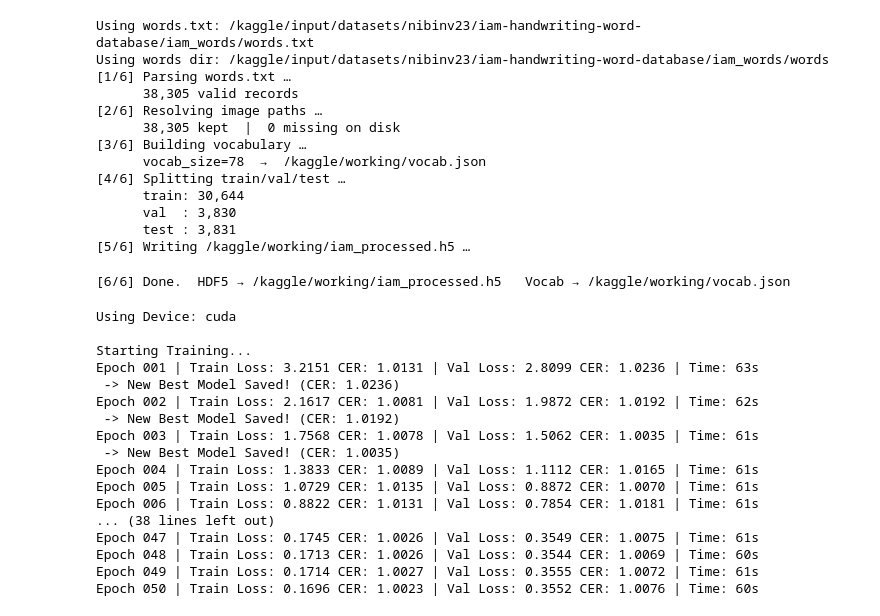
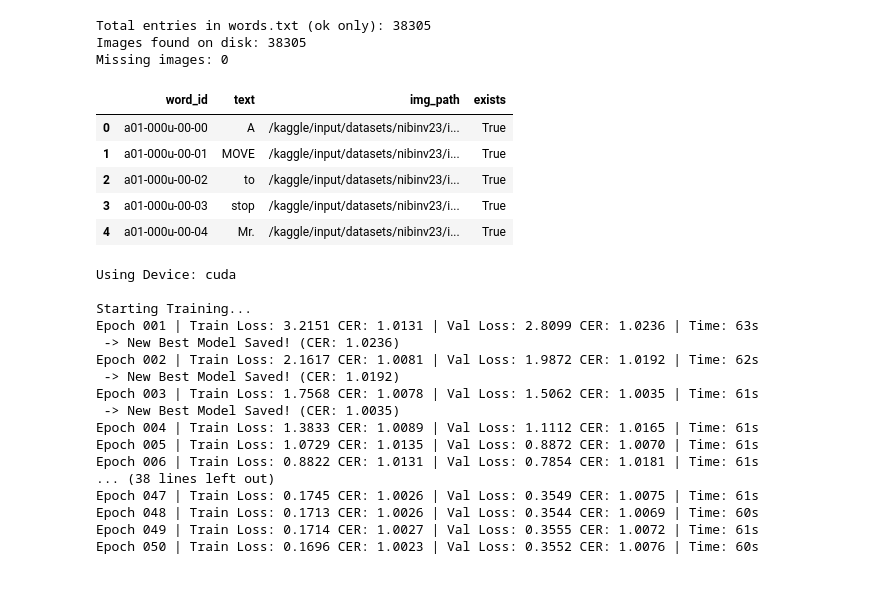
Before and after one commit to NoCdtho/OCR-software, a Jupyter notebook: IAMCRNN.ipynb, the cells around one changed output. Saved outputs shown, nothing was run; the diff lists cells and outputs as text; code cells hidden in the pictures; blank space fills up the shorter version.

```diff
--- a/IAMCRNN.ipynb
+++ b/IAMCRNN.ipynb
@@ -27,46 +27,41 @@ with open(WORDS_TXT, "r") as f:
         # keep only well‑segmented words
         if seg_status != "ok":
             continue
 
         records.append((word_id, transcription))
 
 # 2. coonverted into  a DataFrame
 df = pd.DataFrame(records, columns=["word_id", "text"])
 
 # 3. Build image paths and verify existence
 def build_img_path(word_id):
     # The word_id is like 'a01-000u-00-00'
     # The actual file is under words/a01/a01-000u/a01-000u-00-00.png
     parts = word_id.split("-")
     folder1 = parts[0]                     # "a01"
     folder2 = f"{parts[0]}-{parts[1]}"     # "a01-000u"
     filename = f"{word_id}.png"
     return WORDS_IMG_DIR / folder1 / folder2 / filename
 
 df["img_path"] = df["word_id"].apply(build_img_path)
-df["exists"] = df["img_path"].apply(lamda p: p.is_file())
+df["exists"] = df["img_path"].apply(lambda p: p.is_file())
 
 # 4. Filter to only existing images
 df_valid = df[df["exists"]].copy()
 
 print(f"Total entries in words.txt (ok only): {len(df)}")
 print(f"Images found on disk: {len(df_valid)}")
 print(f"Missing images: {len(df) - len(df_valid)}")
 
 # Show a few samples
-df_valid.head()
+df.head()
 # %% [output]
-Using words.txt: /kaggle/input/datasets/nibinv23/iam-handwriting-word-database/iam_words/words.txt
-Using words dir: /kaggle/input/datasets/nibinv23/iam-handwriting-word-database/iam_words/words
-[1/6] Parsing words.txt …
-      38,305 valid records
-[2/6] Resolving image paths …
-      38,305 kept  |  0 missing on disk
-[3/6] Building vocabulary …
-      vocab_size=78  →  /kaggle/working/vocab.json
-[4/6] Splitting train/val/test …
-      train: 30,644
-      val  : 3,830
-      test : 3,831
-[5/6] Writing /kaggle/working/iam_processed.h5 …
+Total entries in words.txt (ok only): 38305
+Images found on disk: 38305
+Missing images: 0
-[6/6] Done.  HDF5 → /kaggle/working/iam_processed.h5   Vocab → /kaggle/working/vocab.json
+|  | word_id | text | img_path | exists |
+| 0 | a01-000u-00-00 | A | /kaggle/input/datasets/nibinv23/i... | True |
+| 1 | a01-000u-00-01 | MOVE | /kaggle/input/datasets/nibinv23/i... | True |
+| 2 | a01-000u-00-02 | to | /kaggle/input/datasets/nibinv23/i... | True |
+| 3 | a01-000u-00-03 | stop | /kaggle/input/datasets/nibinv23/i... | True |
+| 4 | a01-000u-00-04 | Mr. | /kaggle/input/datasets/nibinv23/i... | True |
```
Also changed, not shown: parts of 2 cells of this notebook.
